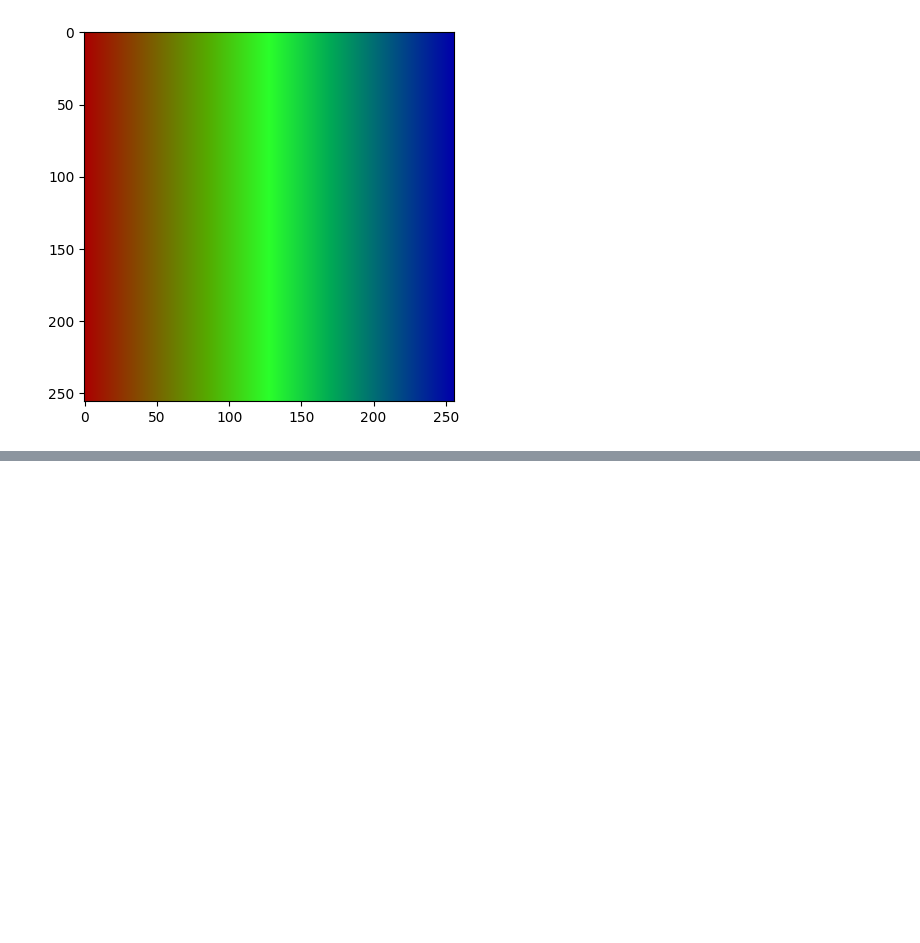
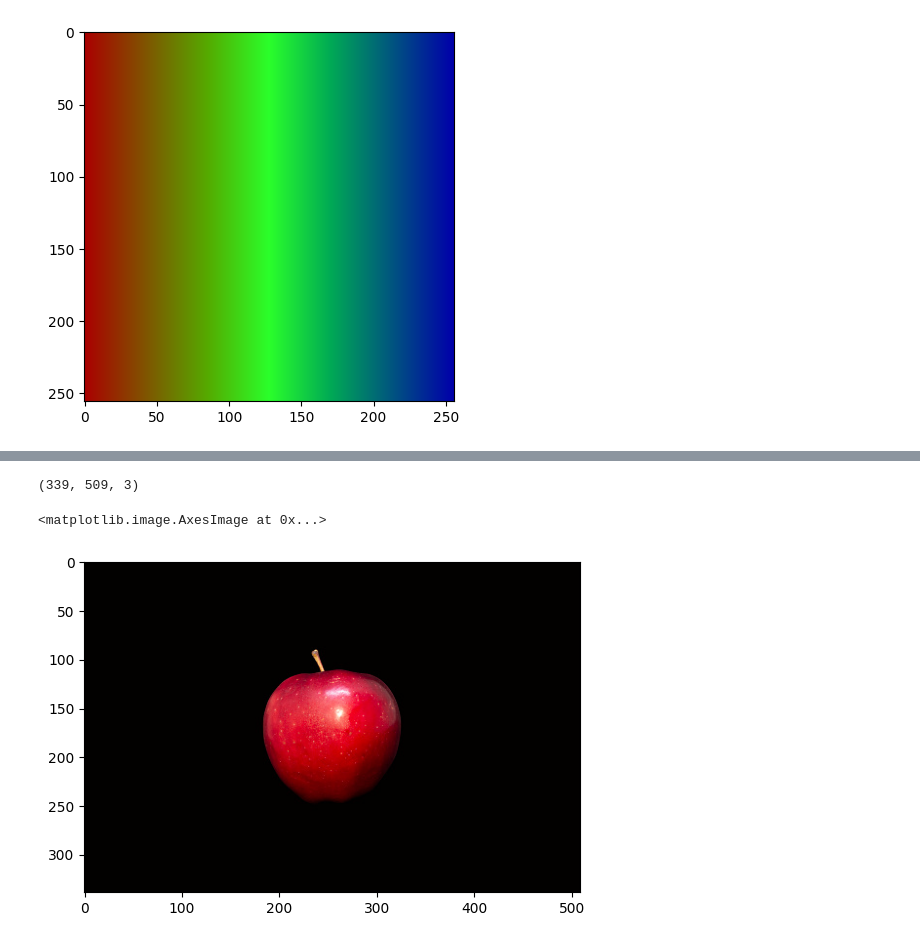
Before and after one commit to Western-Autonomous-Racing/tutorials, a Jupyter notebook: Tutorial_Numpy_n_Pandas/tutorial_numpy.ipynb, the cells around one changed output, grey strips where cells are left out. Saved outputs shown, nothing was run; the diff lists cells and outputs as text; code cells hidden in the pictures; blank space fills up the shorter version.

```diff
--- a/Tutorial_Numpy_n_Pandas/tutorial_numpy.ipynb
+++ b/Tutorial_Numpy_n_Pandas/tutorial_numpy.ipynb
@@ -100,0 +107,16 @@ plt.imshow(rgb_image)
+# %%
+# loading image in
+
+apple_img = plt.imread('../.media/apple.jpg')
+cn_tower_img = plt.imread('../.media/toronto.jpg')
+# %%
+# show apple
+plt.imshow(apple_img)
+
+# print size of image
+
+print(apple_img.shape)
+# %% [output]
+(339, 509, 3)
+<matplotlib.image.AxesImage at 0x...>
+[figure, added]
```
Also changed, not shown: parts of 7 cells of this notebook, 2 other files.
